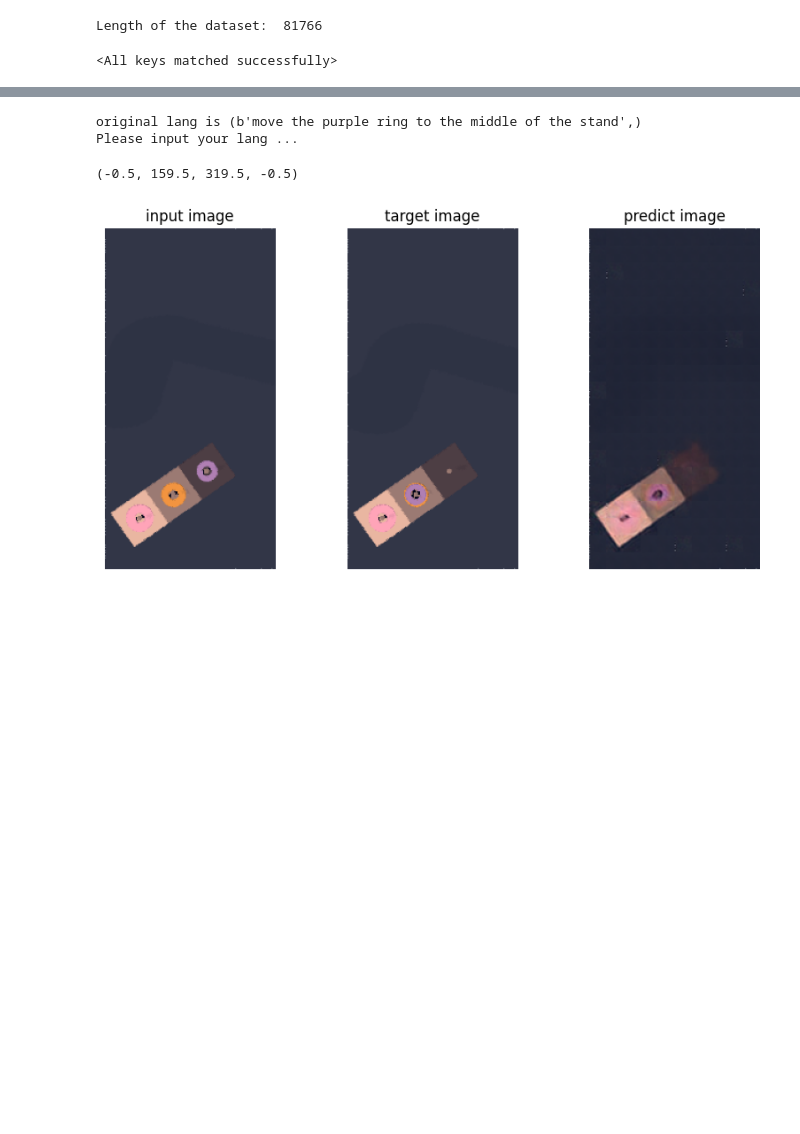
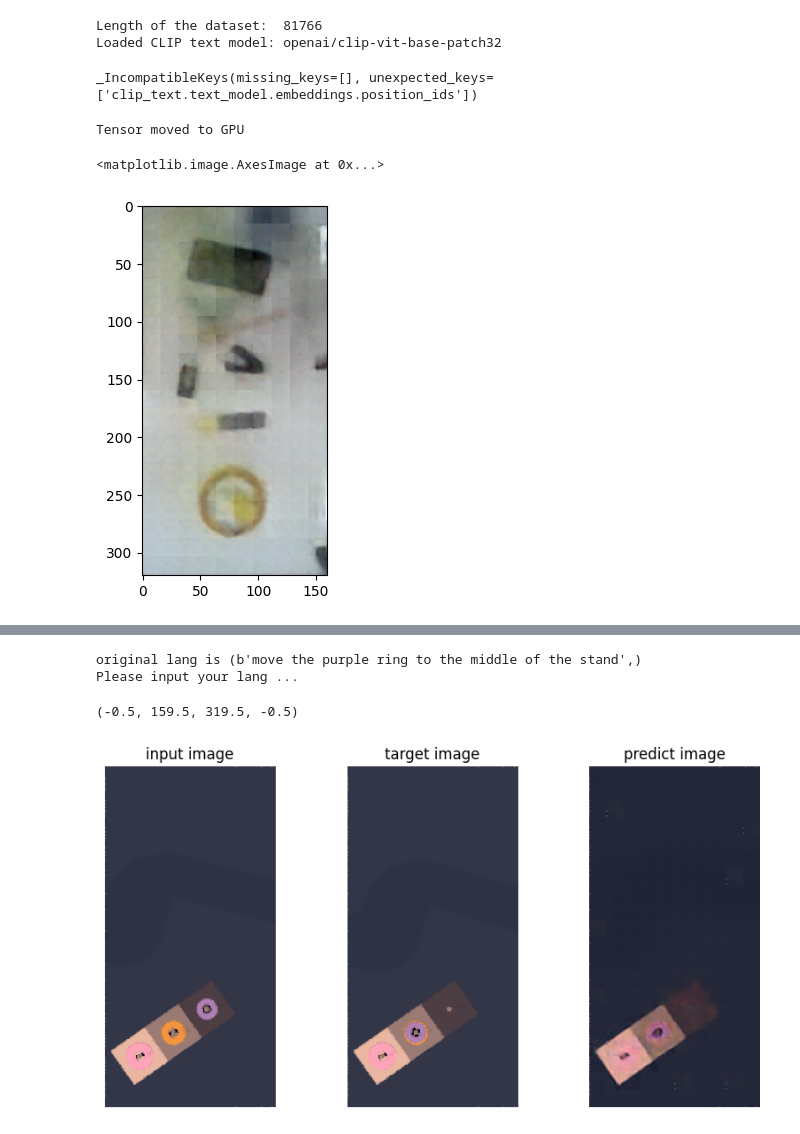
Before and after one commit to QM-IPAlab/LaVA-Man, a Jupyter notebook: vis.ipynb, the cells around one changed output, grey strips where cells are left out. Drawn from its saved outputs; the diff is of its cells as text; code cells hidden in the pictures; blank space fills up the shorter version.

```diff
--- a/vis.ipynb
+++ b/vis.ipynb
@@ -35,7 +14,7 @@ MEAN_CLIPORT = [0.48145466, 0.4578275, 0.40821073]
 STD_CLIPORT = [0.26862954, 0.26130258, 0.27577711]
 TEST_PATH = '/jmain02/home/J2AD007/txk47/cxz00-txk47/cliport/data_hdf5/mix_seen_v2_full.hdf5'
 MODEL = 'mae_robot_lang'
-CHECKPOINT = '/jmain02/home/J2AD007/txk47/cxz00-txk47/cliport/output_mae_robot_lang_mix_v2_full/checkpoint-100.pth'
+CHECKPOINT = '/jmain02/home/J2AD007/txk47/cxz00-txk47/cliport/output_mae_robot_lang_mix_v2_full/checkpoint-60.pth'
 device = 'cuda'
 # %%
 def get_fix_transform():
@@ -59,13 +38,38 @@ dataset_vis = MAEDataset(transform=transform_train, data_path=TEST_PATH)
 model = models_lib.__dict__[MODEL](norm_pix_loss=False)
 model.to(device)
 checkpoint = torch.load(CHECKPOINT, map_location='cpu')
-model.load_state_dict(checkpoint['model'])
+model.load_state_dict(checkpoint['model'], strict=False)
 # %% [output]
 Length of the dataset:  81766
+Loaded CLIP text model: openai/clip-vit-base-patch32
-<All keys matched successfully>
+_IncompatibleKeys(missing_keys=[], unexpected_keys=['clip_text.text_model.embeddings.position_ids'])
 # %%
 from transformers import AutoTokenizer
 text_processor = AutoTokenizer.from_pretrained("openai/clip-vit-base-patch32")
+# %%
+img_input = load_image_to_tensor('/jmain02/home/J2AD007/txk47/cxz00-txk47/cliport/test_new2.png')
+img_input = img_input.unsqueeze(0)
+# %% [output]
+Tensor moved to GPU
+# %%
+img_input=img_input[:,:3,:,:]
+input_lang =  "put the fork on the black phone"
+
+lang_processed =generate_token(text_processor, input_lang, device)
+with torch.no_grad():
+
+    loss, predict, mask = model(img_input, img_input, None, None, lang_processed, mask_ratio=1.00)
+    predict = model.unpatchify(predict)
+    predict = predict.detach().cpu()
+    predict = predict[0]
+    predict = (predict - predict.min()
+            ) / (predict.max() - predict.min())
+    predict = predict.permute(1, 2, 0).numpy()
+
+plt.imshow(predict)
+# %% [output]
+<matplotlib.image.AxesImage at 0x...>
+[figure, added]
 # %%
 from torch.utils.data import DataLoader, Subset
 import cv2
```
Also changed, not shown: parts of 2 cells of this notebook.
